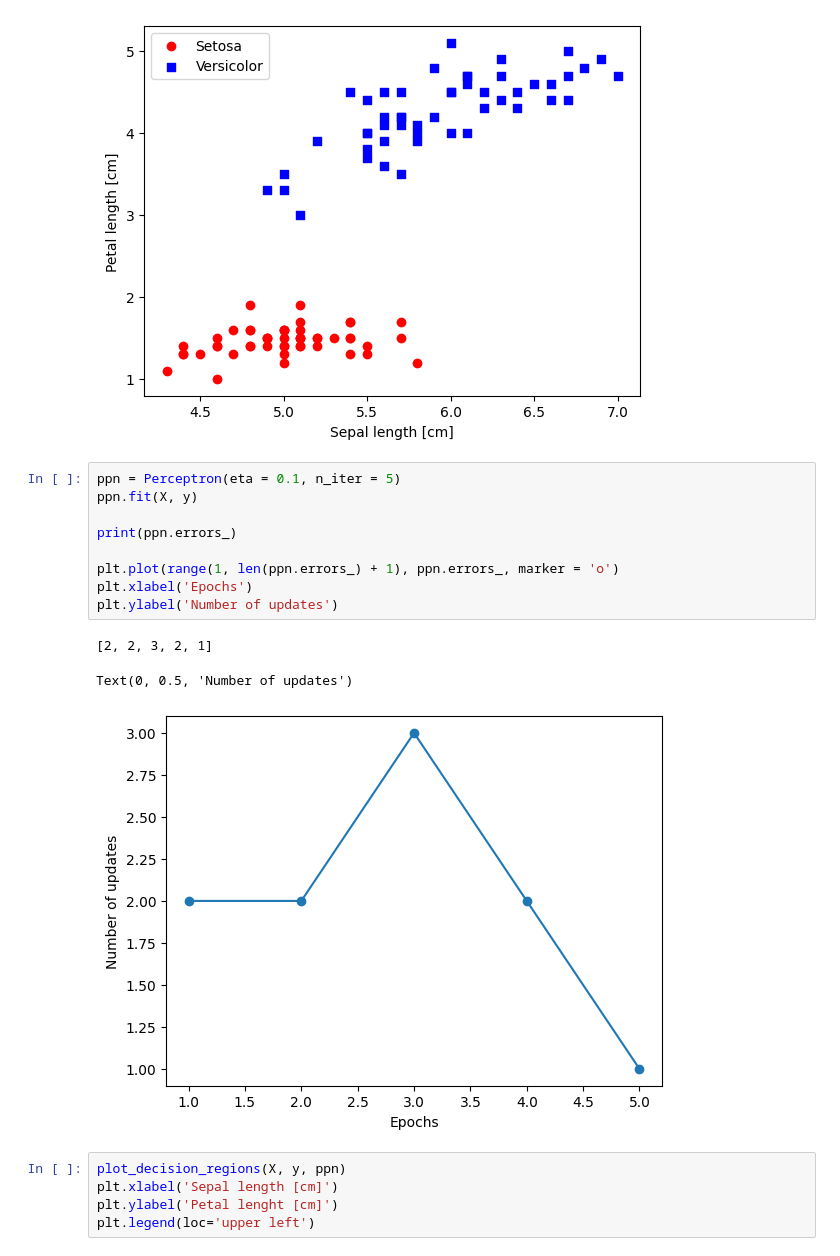
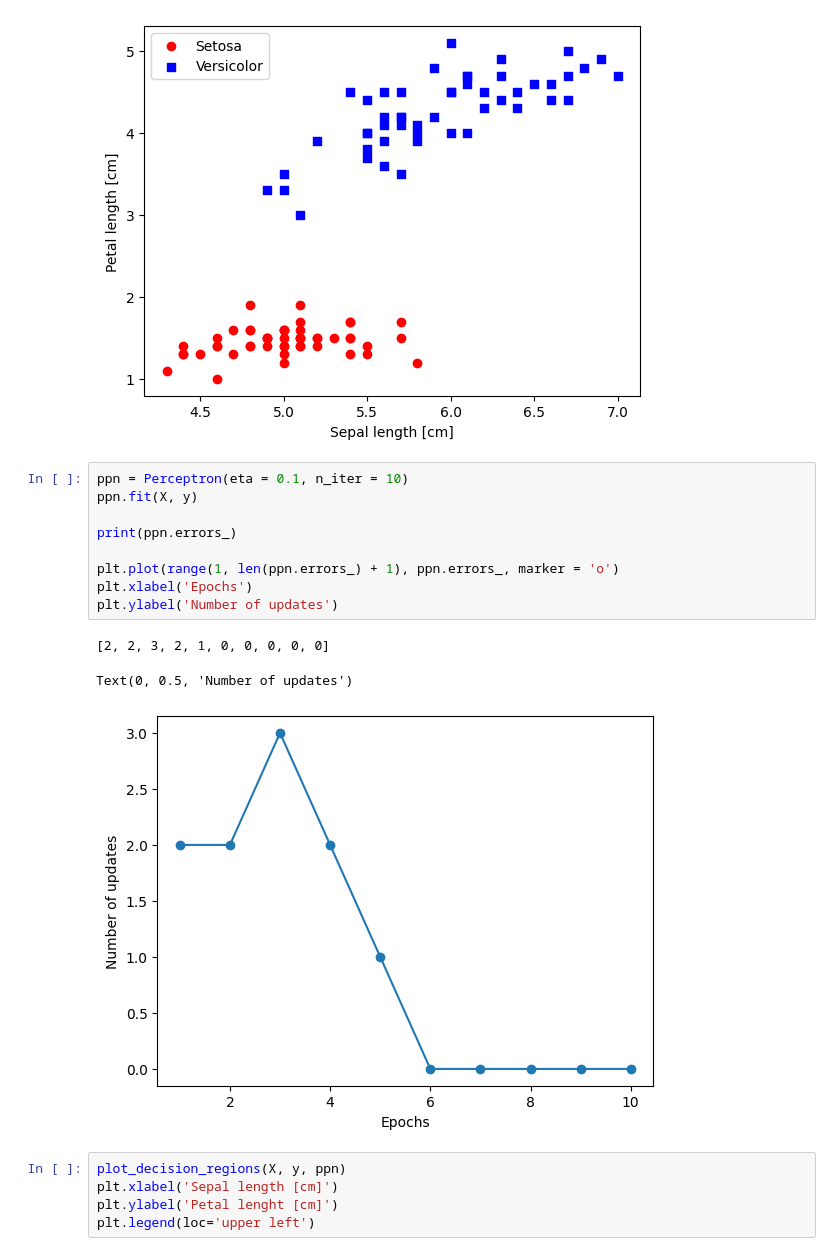
Before and after one commit to imfilip/ml_pytorch, a Jupyter notebook: scripts/main.ipynb, the cells around one changed output. Cells and saved outputs as stored; diff of their text form.

```diff
--- a/scripts/main.ipynb
+++ b/scripts/main.ipynb
@@ -63,18 +63,18 @@ plt.legend(loc='upper left')
 <matplotlib.legend.Legend at 0x...>
 [figure]
 # %%
-ppn = Perceptron(eta = 0.1, n_iter = 5)
+ppn = Perceptron(eta = 0.1, n_iter = 10)
 ppn.fit(X, y)
 
 print(ppn.errors_)
 
 plt.plot(range(1, len(ppn.errors_) + 1), ppn.errors_, marker = 'o')
 plt.xlabel('Epochs')
 plt.ylabel('Number of updates')
 # %% [output]
-[2, 2, 3, 2, 1]
+[2, 2, 3, 2, 1, 0, 0, 0, 0, 0]
 Text(0, 0.5, 'Number of updates')
-[figure, old version]
+[figure, new version]
 # %%
 plot_decision_regions(X, y, ppn)
 plt.xlabel('Sepal length [cm]')
```
Also changed, not shown: parts of 5 cells of this notebook, 1 other file.
